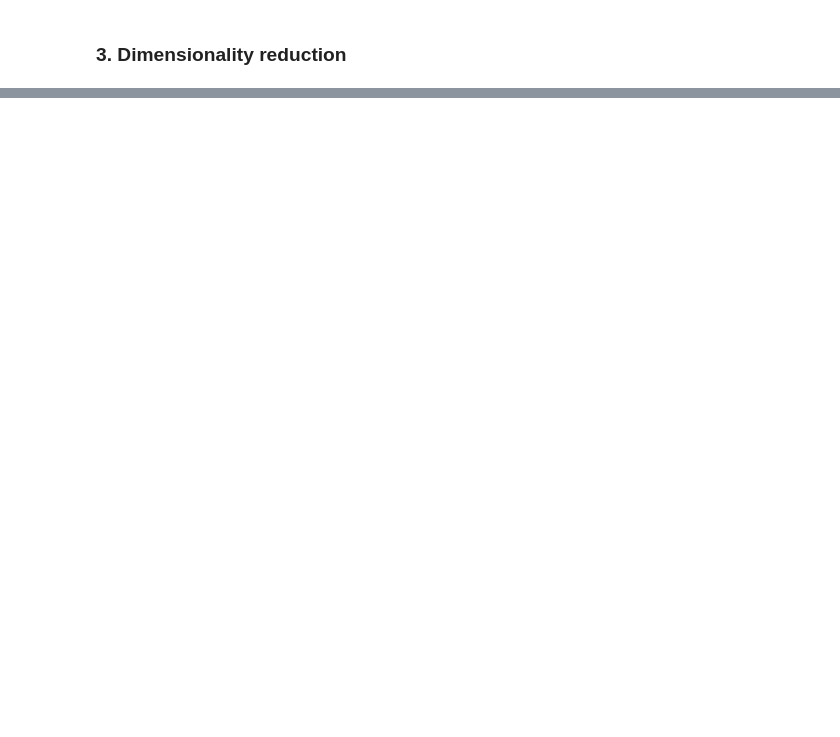
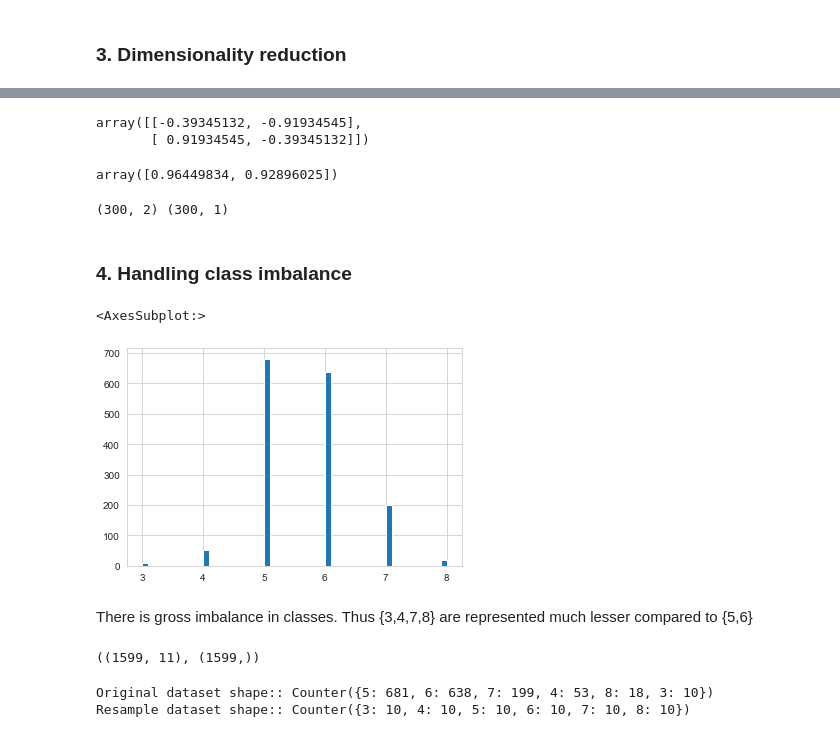
Before and after one commit to ananddotiyer/IIT-M, a Jupyter notebook: My Notes/MLP/Week2.ipynb, the cells around one changed output, grey strips where cells are left out. Cells and saved outputs as stored; diff of their text form; code cells hidden in the pictures; blank space fills up the shorter version.

```diff
--- a/My Notes/MLP/Week2.ipynb
+++ b/My Notes/MLP/Week2.ipynb
@@ -738,0 +723,47 @@ print(X.shape, X_pca.shape)
+# %%
+pca.components_
+# %% [output]
+array([[-0.39345132, -0.91934545],
+       [ 0.91934545, -0.39345132]])
+# %%
+pca.explained_variance_
+# %% [output]
+array([0.96449834, 0.92896025])
+# %%
+pca = PCA(n_components=1)
+pca.fit(X)
+X_pca = pca.transform(X)
+print(X.shape, X_pca.shape)
+# %% [output]
+(300, 2) (300, 1)
+# %% [markdown]
+### 4. Handling class imbalance
+# %%
+data_url = 'https://archive.ics.uci.edu/ml/machine-learning-databases/wine-quality/winequality-red.csv'
+wine_data = pd.read_csv(data_url, sep=";")
+# %%
+wine_data['quality'].hist(bins=50)
+# %% [output]
+<AxesSubplot:>
+[figure, added]
+# %% [markdown]
+There is gross imbalance in classes.  Thus {3,4,7,8} are represented much lesser compared to {5,6}
+# %%
+from imblearn.under_sampling import RandomUnderSampler
+
+X = wine_data.drop(['quality'], axis=1)
+y = wine_data['quality']
+X.shape, y.shape
+# %% [output]
+((1599, 11), (1599,))
+# %%
+from collections import Counter
+
+undersample = RandomUnderSampler(random_state=42)
+X_rus, y_rus = undersample.fit_resample(X, y)
+
+print(f"Original dataset shape:: {Counter(y)}")
+print(f"Resample dataset shape:: {Counter(y_rus)}")  # Selects 10 from each of the {5,6} classes.
+# %% [output]
+Original dataset shape:: Counter({5: 681, 6: 638, 7: 199, 4: 53, 8: 18, 3: 10})
+Resample dataset shape:: Counter({3: 10, 4: 10, 5: 10, 6: 10, 7: 10, 8: 10})
```
Also changed, not shown: parts of 65 cells of this notebook.
